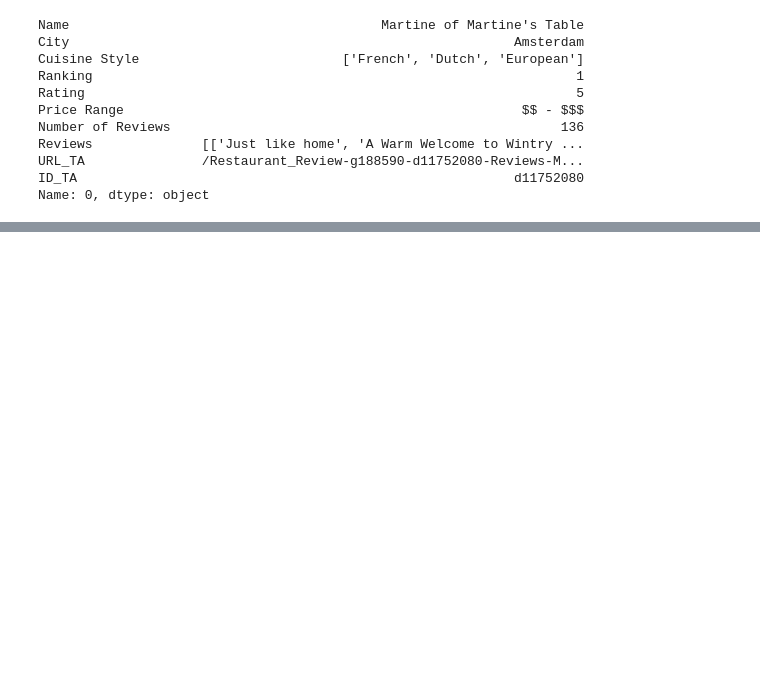
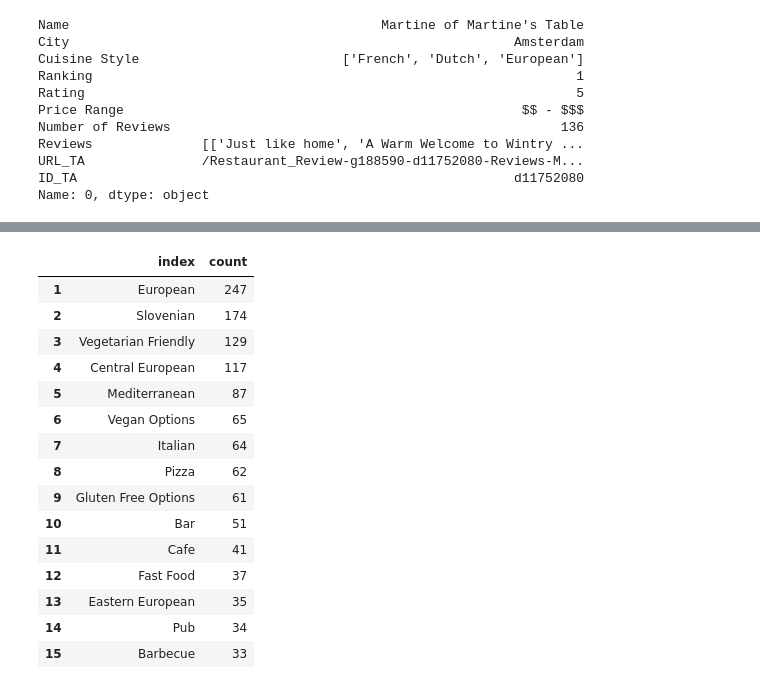
Before and after one commit to msinkec/PR19ABALMSSR, a Jupyter notebook: Analasys.ipynb, the cells around one changed output, grey strips where cells are left out. Saved outputs shown, nothing was run; the diff lists cells and outputs as text; code cells hidden in the pictures; blank space fills up the shorter version.

Commit message:
Added top cuisine styles for LJ.

```diff
--- a/Analasys.ipynb
+++ b/Analasys.ipynb
@@ -73,0 +74,40 @@ plt.show()
+# %%
+############################################
+# Most popular cuisine styles in Ljubljana #
+############################################
+
+# INFO: you can parse the arrays inside strings with eval(str)
+
+occurence_counter = col.Counter()
+
+cuisines_lj = data_lj['Cuisine Style']
+
+for styles in cuisines_lj:
+    if str(styles) == 'nan':
+        continue
+    styles_arr = eval(styles)
+    for s in styles_arr:
+        occurence_counter[s] += 1
+
+df_count = pandas.DataFrame.from_dict(occurence_counter, orient='index').reset_index()
+df_count = df_count.rename(index=str, columns={0:'count'})
+df_count = df_count.sort_values(by=['count'], ascending=False).head(n=15).reset_index()[['index','count']]
+df_count.index = df_count.index + 1
+df_count
+# %% [output]
+|  | index | count |
+| 1 | European | 247 |
+| 2 | Slovenian | 174 |
+| 3 | Vegetarian Friendly | 129 |
+| 4 | Central European | 117 |
+| 5 | Mediterranean | 87 |
+| 6 | Vegan Options | 65 |
+| 7 | Italian | 64 |
+| 8 | Pizza | 62 |
+| 9 | Gluten Free Options | 61 |
+| 10 | Bar | 51 |
+| 11 | Cafe | 41 |
+| 12 | Fast Food | 37 |
+| 13 | Eastern European | 35 |
+| 14 | Pub | 34 |
+| 15 | Barbecue | 33 |
```
Also changed, not shown: parts of 2 cells of this notebook.
